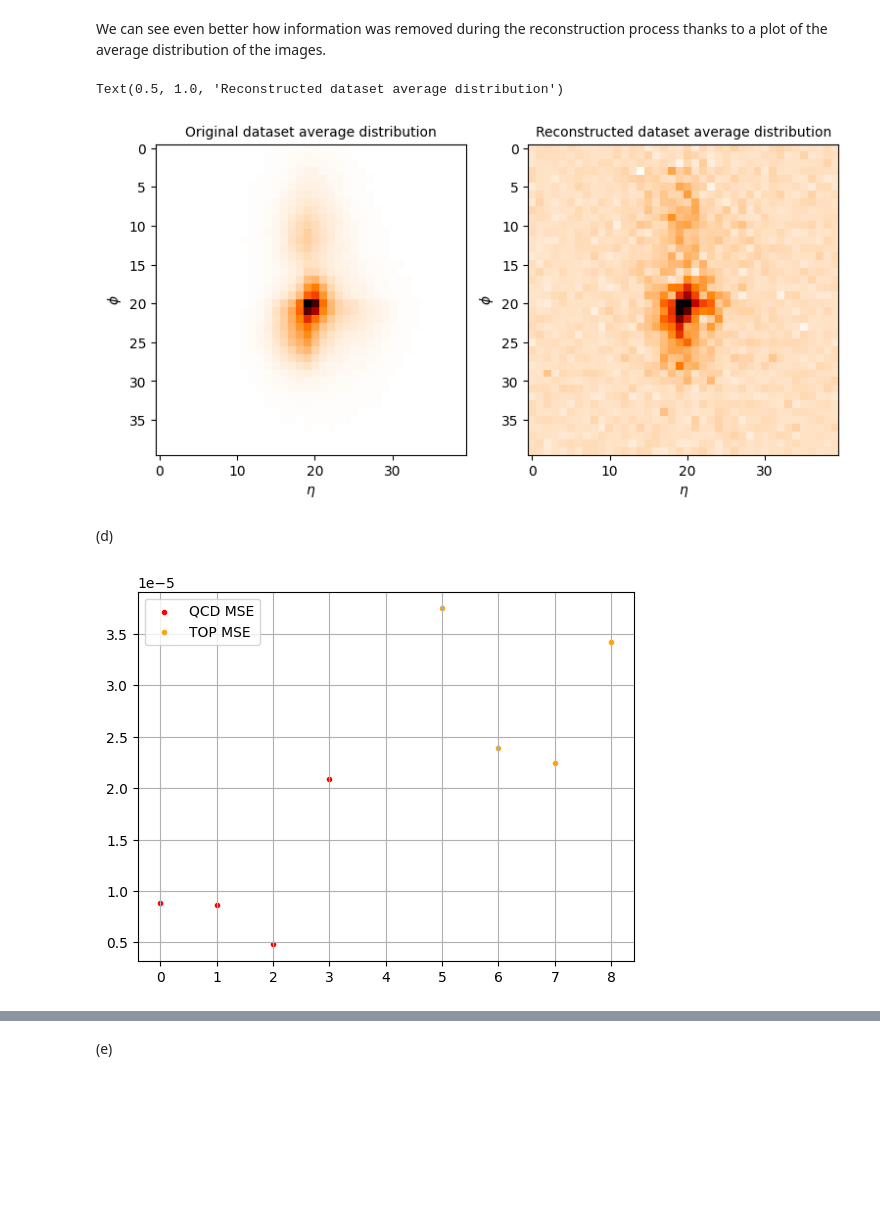
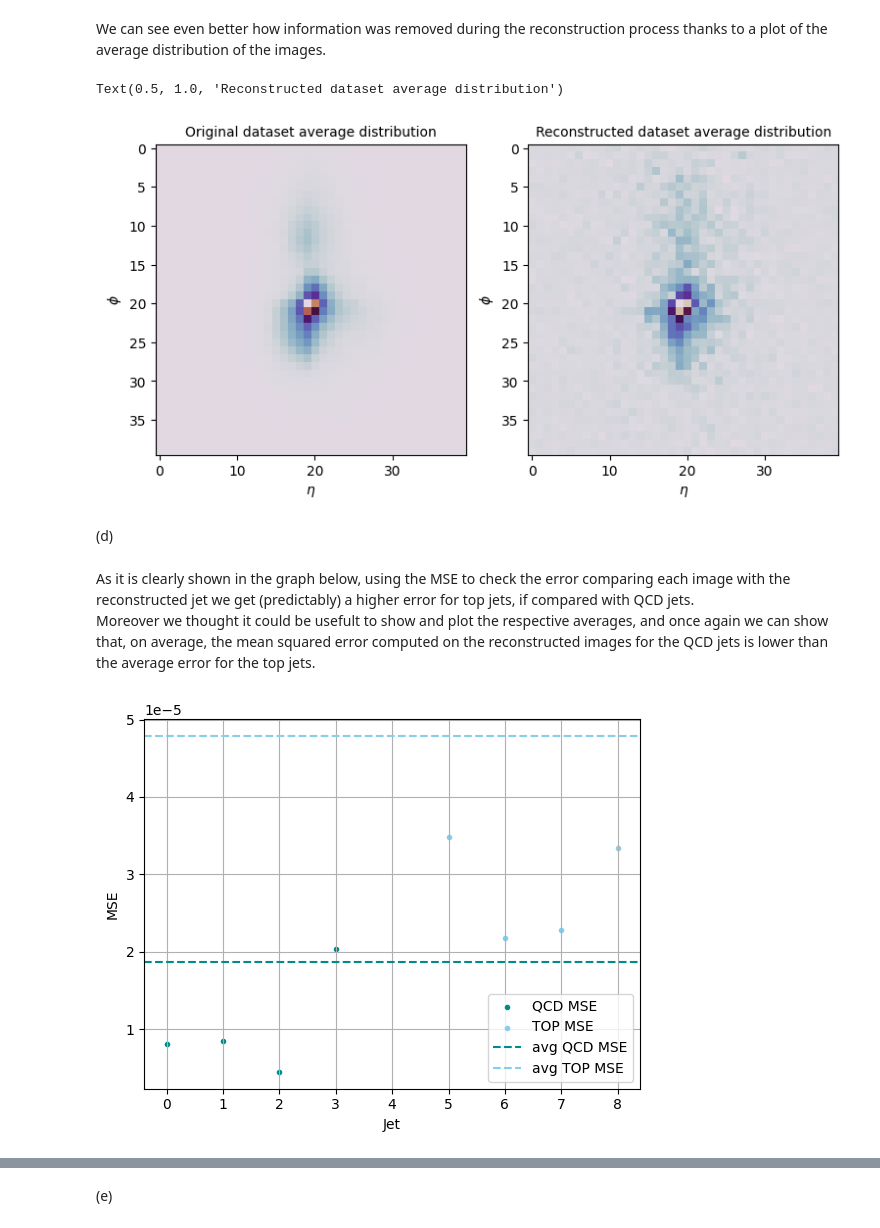
Before and after one commit to S3gmentati0nFault/autoencoders, a Jupyter notebook: sheet08.ipynb, the cells around one changed output, grey strips where cells are left out. Drawn from its saved outputs; the diff is of its cells as text; code cells hidden in the pictures; blank space fills up the shorter version.

Commit message:
Aggiunte diverse spiegazioni per alcuni dei risultati, provato a tirare fuori qualche risultato dal 4 punto, ha bisogno di un altro po' di lavoro, questo pomeriggio passo a fare i punti 5 e 6

```diff
--- a/sheet08.ipynb
+++ b/sheet08.ipynb
@@ -286,30 +286,23 @@ We added a Sigmoid function to the deoder to remove some of the noise coming out
 class Autoencoder(nn.Module):
     def __init__(self, inner_rep_size=10):
         super().__init__()
-        dense1 = nn.Linear(1600, 512)
-        dense2 = nn.Linear(512, 256)
-        dense3 = nn.Linear(256, inner_rep_size)
-
-        rev_dense1 = nn.Linear(inner_rep_size, 256)
-        rev_dense4 = nn.Linear(256, 512)
-        rev_dense5 = nn.Linear(512, 1600)
 
         # Encoder
         self.encoder = nn.Sequential(
-            dense1,
+            nn.Linear(1600, 512),
             nn.ReLU(),
-            dense2,
+            nn.Linear(512, 256),
             nn.ReLU(),
-            dense3,
+            nn.Linear(256, inner_rep_size),
         )
 
         # Decoder
         self.decoder = nn.Sequential(
-            rev_dense1,
+            nn.Linear(inner_rep_size, 256),
             nn.ReLU(),
-            rev_dense4,
+            nn.Linear(256, 512),
             nn.ReLU(),
-            rev_dense5,
+            nn.Linear(512, 1600),
         )
 
     def forward(self, x):
@@ -408,22 +402,22 @@ reconstructed_qcd_jets = prova[ np.where(y_val==0) ]
 fig, axs = plt.subplots( 4, 4, figsize=(18,18) )
 
 for i in range(4):
-    axs[0, i].imshow( qcd_jets_original[i][0], cmap="gist_heat_r" )
+    axs[0, i].imshow( qcd_jets_original[i][0], cmap="twilight" )
     axs[0, i].set_xlabel( "$\eta$" )
     axs[0, i].set_ylabel( "$\phi$" )
     axs[0, i].set_title(f"Original QCD jet {i}", fontsize=10)
 
-    axs[1, i].imshow( reconstructed_qcd_jets[i][0], cmap="gist_heat_r" )
+    axs[1, i].imshow( reconstructed_qcd_jets[i][0], cmap="twilight" )
     axs[1, i].set_xlabel( "$\eta$" )
     axs[1, i].set_ylabel( "$\phi$" )
     axs[1, i].set_title("Corresponding reconstructed QCD jet", fontsize=10)
 
-    axs[2, i].imshow( top_jets_original[i][0], cmap="gist_heat_r" )
+    axs[2, i].imshow( top_jets_original[i][0], cmap="twilight" )
     axs[2, i].set_xlabel( "$\eta$" )
     axs[2, i].set_ylabel( "$\phi$" )
     axs[2, i].set_title(f"Original TOP jet {i}", fontsize=10)
 
-    axs[3, i].imshow( reconstructed_top_jets[i][0], cmap="gist_heat_r" )
+    axs[3, i].imshow( reconstructed_top_jets[i][0], cmap="twilight" )
     axs[3, i].set_xlabel( "$\eta$" )
     axs[3, i].set_ylabel( "$\phi$" )
     axs[3, i].set_title("Corresponding reconstructed TOP jet", fontsize=10)
@@ -433,35 +427,49 @@ for i in range(4):
 We can see even better how information was removed during the reconstruction process thanks to a plot of the average distribution of the images.
 # %%
 fig, axs = plt.subplots( 1, 2, figsize=(9, 5) )
-axs[0].imshow(z_val.mean(0)[0,...], cmap="gist_heat_r")
+axs[0].imshow(z_val.mean(0)[0,...], cmap="twilight")
 axs[0].set_xlabel( "$\eta$" )
 axs[0].set_ylabel( "$\phi$" )
 axs[0].set_title(f"Original dataset average distribution", fontsize=10)
 
-axs[1].imshow(prova.mean(0)[0,...], cmap="gist_heat_r")
+axs[1].imshow(prova.mean(0)[0,...], cmap="twilight")
 axs[1].set_xlabel( "$\eta$" )
 axs[1].set_ylabel( "$\phi$" )
 axs[1].set_title(f"Reconstructed dataset average distribution", fontsize=10)
 # %% [output]
 Text(0.5, 1.0, 'Reconstructed dataset average distribution')
-[figure, old version]
+[figure, new version]
 # %% [markdown]
 (d)
+# %% [markdown]
+As it is clearly shown in the graph below, using the MSE to check the error comparing each image with the reconstructed jet we get (predictably) a higher error for top jets, if compared with QCD jets.<br>
+Moreover we thought it could be usefult to show and plot the respective averages, and once again we can show that, on average, the mean squared error computed on the reconstructed images for the QCD jets is lower than the average error for the top jets.
 # %%
 # TODO: Visualize pixel-wise MSE, plot ROC
 from sklearn.metrics import mean_squared_error
 
 qcd_mse = []
 top_mse = []
 
-for i in range(4):
+for i in range(qcd_jets_original.shape[0]):
     qcd_mse.append(mean_squared_error(qcd_jets_original[i][0], reconstructed_qcd_jets[i][0]))
+for i in range(top_jets_original.shape[0]):
     top_mse.append(mean_squared_error(top_jets_original[i][0], reconstructed_top_jets[i][0]))
 
-plt.scatter(range(4), qcd_mse, marker=".", c="red", label="QCD MSE")
-plt.scatter(range(5, 9), top_mse, marker=".", c="orange", label="TOP MSE")
+average_qcd_mse = np.mean(qcd_mse)
+average_top_mse = np.mean(top_mse)
+
+plt.scatter(range(4), qcd_mse[0:4], marker=".", c="darkcyan", label="QCD MSE")
+plt.scatter(range(5, 9), top_mse[0:4], marker=".", c="skyblue", label="TOP MSE")
+
+plt.axhline(y=average_qcd_mse, color="darkcyan", linestyle="--", label="avg QCD MSE")
+plt.axhline(y=average_top_mse, color="skyblue", linestyle="--", label="avg TOP MSE")
+
+
 plt.legend()
 plt.grid(True)
+plt.xlabel("Jet")
+plt.ylabel("MSE")
 plt.show()
 # %% [output]
-[figure, old version]
+[figure, new version]
```
Also changed, not shown: parts of 7 cells of this notebook.
